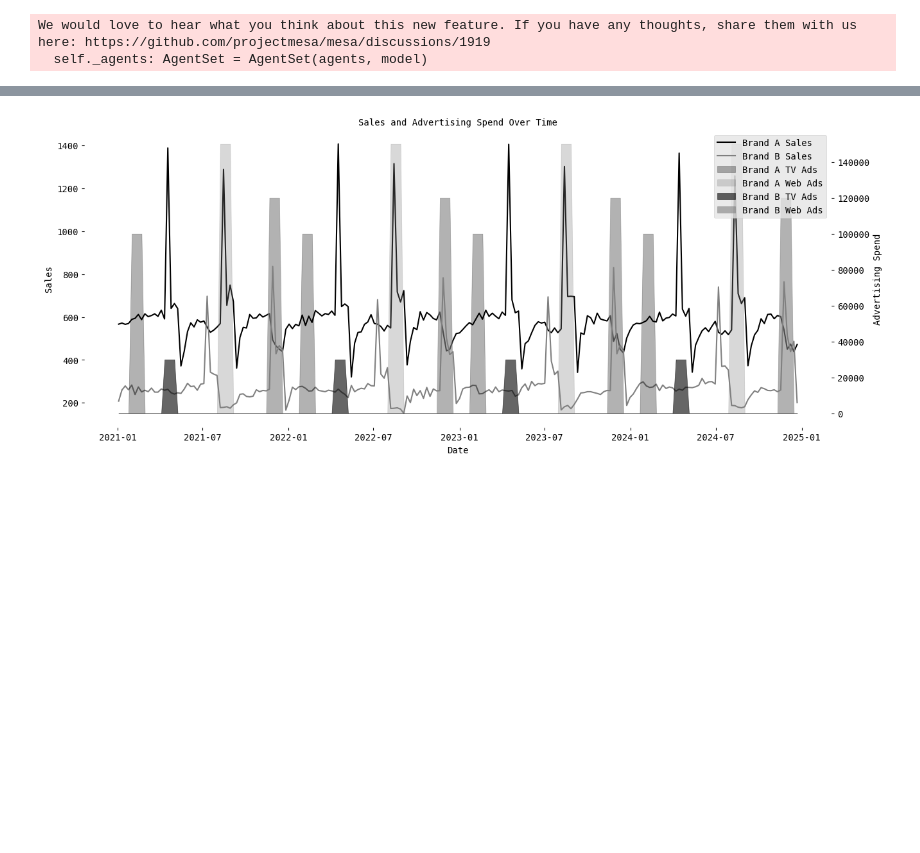
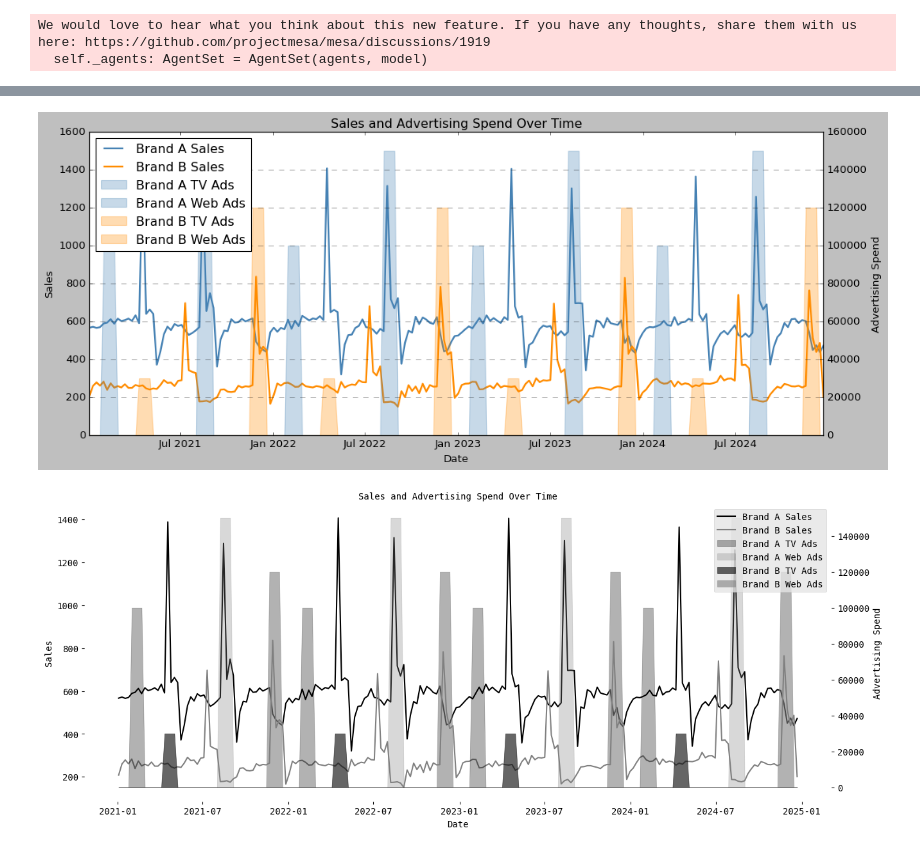
Before and after one commit to mcfitzgerald/consumer-abm, a Jupyter notebook: modeling_notebook.ipynb, the cells around one changed output, grey strips where cells are left out. Cells and saved outputs as stored; diff of their text form; code cells hidden in the pictures; blank space fills up the shorter version.

```diff
--- a/modeling_notebook.ipynb
+++ b/modeling_notebook.ipynb
@@ -48,0 +115,42 @@ joint_calendar_df['Date'] = date_range
+# %%
+# Create a figure and a set of subplots with a larger width
+fig, ax1 = plt.subplots(figsize=(15, 6))
+
+# Plot the sales data
+ax1.plot(model_df['Date'], model_df['Total_Purchases_A'], color='steelblue', linewidth=2, label='Brand A Sales')
+ax1.plot(model_df['Date'], model_df['Total_Purchases_B'], color='darkorange', linewidth=2, label='Brand B Sales')
+
+# Create a second y-axis that shares the same x-axis
+ax2 = ax1.twinx()
+
+# Draw vertical rectangles for the advertising spend data
+ax2.fill_between(joint_calendar_df['Date'], joint_calendar_df['TV_A'], color='steelblue', alpha=0.3, label='Brand A TV Ads')
+ax2.fill_between(joint_calendar_df['Date'], joint_calendar_df['Web_A'], color='steelblue', alpha=0.3, label='Brand A Web Ads')
+ax2.fill_between(joint_calendar_df['Date'], joint_calendar_df['TV_B'], color='darkorange', alpha=0.3, label='Brand B TV Ads')
+ax2.fill_between(joint_calendar_df['Date'], joint_calendar_df['Web_B'], color='darkorange', alpha=0.3, label='Brand B Web Ads')
+
+# Set the labels for the y-axes
+ax1.set_ylabel('Sales')
+ax2.set_ylabel('Advertising Spend')
+
+# Set the title for the plot
+plt.title('Sales and Advertising Spend Over Time')
+
+# Set the x-axis label
+ax1.set_xlabel('Date')
+
+# Set the style of the plot to be simple and clean
+plt.style.use('classic')
+
+# Add a grid to improve readability
+plt.grid(True, linestyle='--', alpha=0.6)
+
+# Create a legend for the plot
+lines, labels = ax1.get_legend_handles_labels()
+lines2, labels2 = ax2.get_legend_handles_labels()
+ax2.legend(lines + lines2, labels + labels2, loc='upper left')
+
+# Display the plot
+plt.show()
+# %% [output]
+[figure, added]
```
Also changed, not shown: parts of 8 cells of this notebook, 5 other files.
